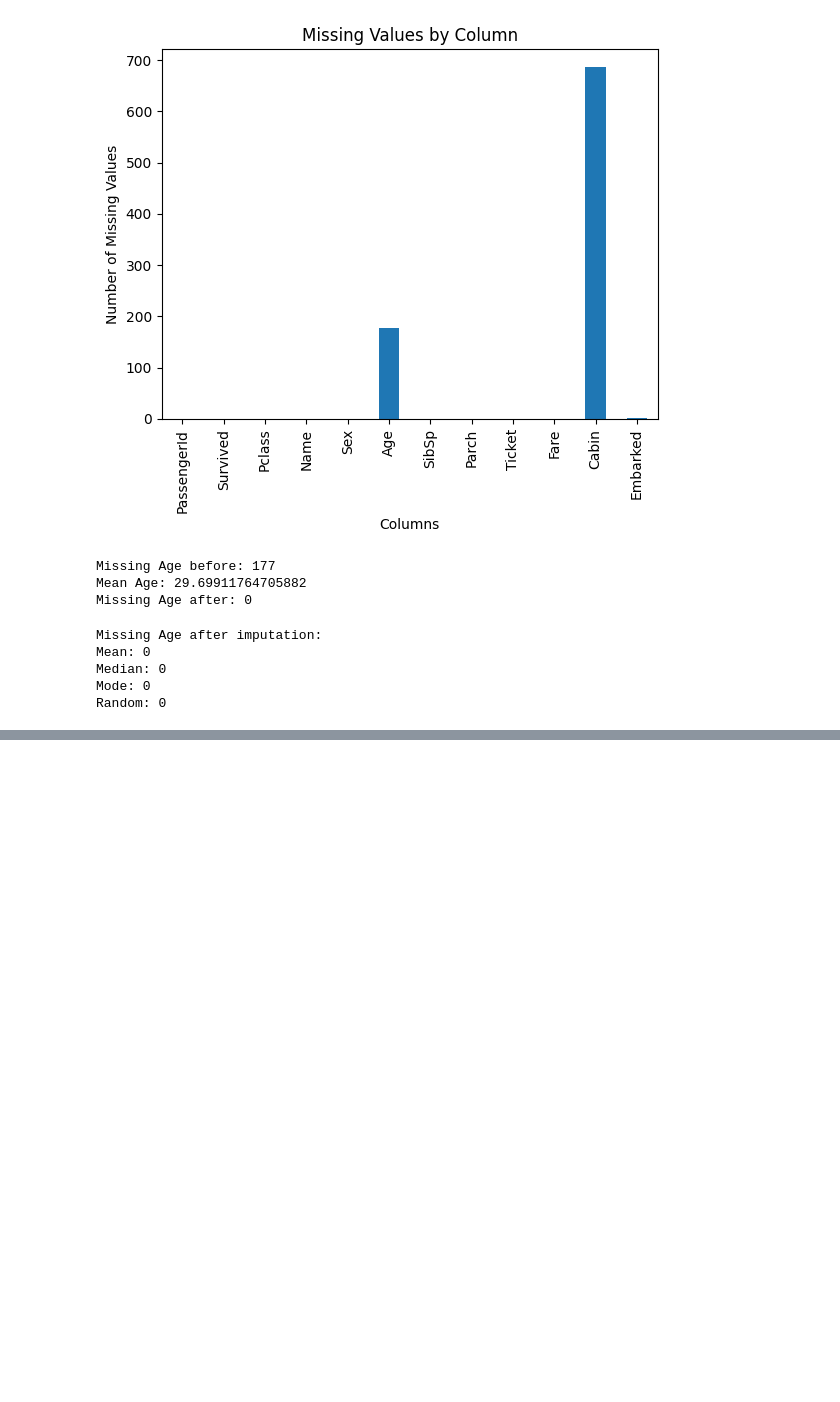
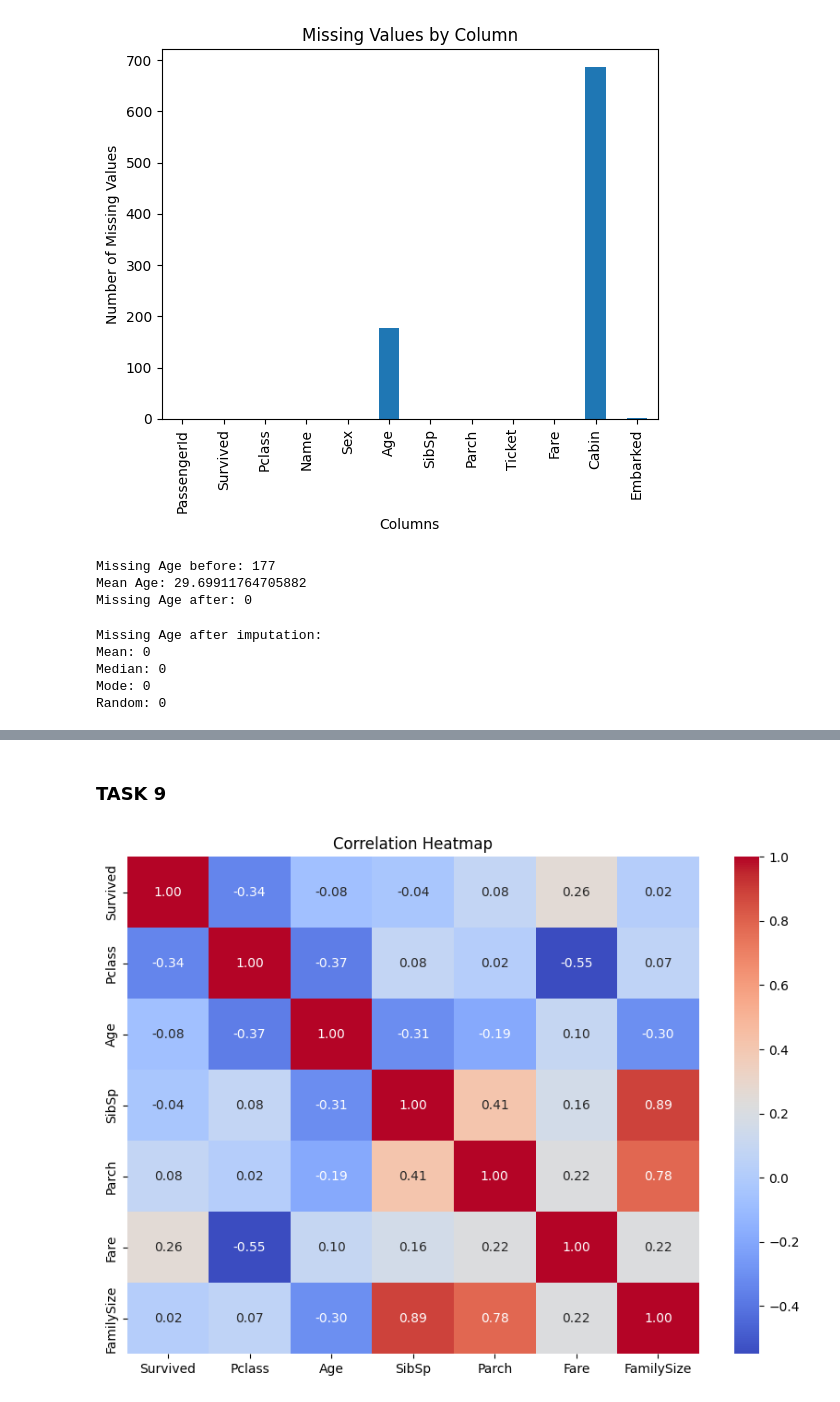
Before and after one commit to pratham-P0208/202618057_PrathamPatel_MAIN_FILE, a Jupyter notebook: ML_LAB2/202618057_LAB2.ipynb, the cells around one changed output, grey strips where cells are left out. Cells and saved outputs as stored; diff of their text form; code cells hidden in the pictures; blank space fills up the shorter version.

Commit message:
Updated Lab 2 with all tasks

```diff
--- a/ML_LAB2/202618057_LAB2.ipynb
+++ b/ML_LAB2/202618057_LAB2.ipynb
@@ -637,0 +648,6 @@ print("Number of Outliers:", len(outliers))
+# %%
+df["FamilySize"] = df["SibSp"] + df["Parch"] + 1
+df["IsAlone"] = (df["FamilySize"] == 1).astype(int)
+print(df[["SibSp", "Parch", "FamilySize"]].head())
+print("\nIsAlone:")
+print(df[["FamilySize", "IsAlone"]].head(10))
@@ -637,0 +704,31 @@ print("Number of Outliers:", len(outliers))
+# %% [markdown]
+### TASK 9
+# %%
+import seaborn as sns
+import matplotlib.pyplot as plt
+
+numeric_cols = [
+    "Survived",
+    "Pclass",
+    "Age",
+    "SibSp",
+    "Parch",
+    "Fare",
+    "FamilySize"
+]
+
+corr = df[numeric_cols].corr()
+
+plt.figure(figsize=(10, 7))
+
+sns.heatmap(
+    corr,
+    annot=True,
+    cmap="coolwarm",
+    fmt=".2f"
+)
+
+plt.title("Correlation Heatmap")
+plt.show()
+# %% [output]
+[figure, added]
```
Also changed, not shown: parts of 7 cells of this notebook.
